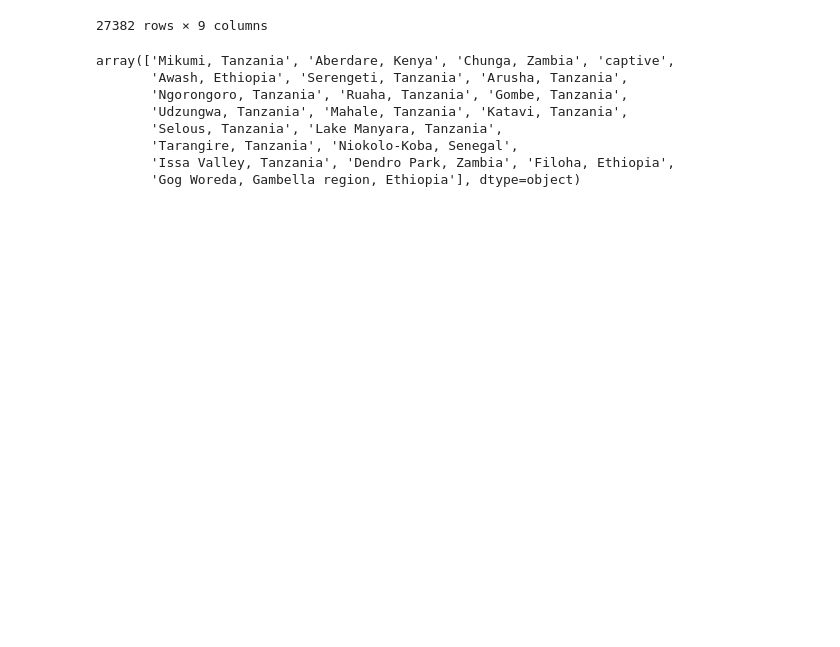
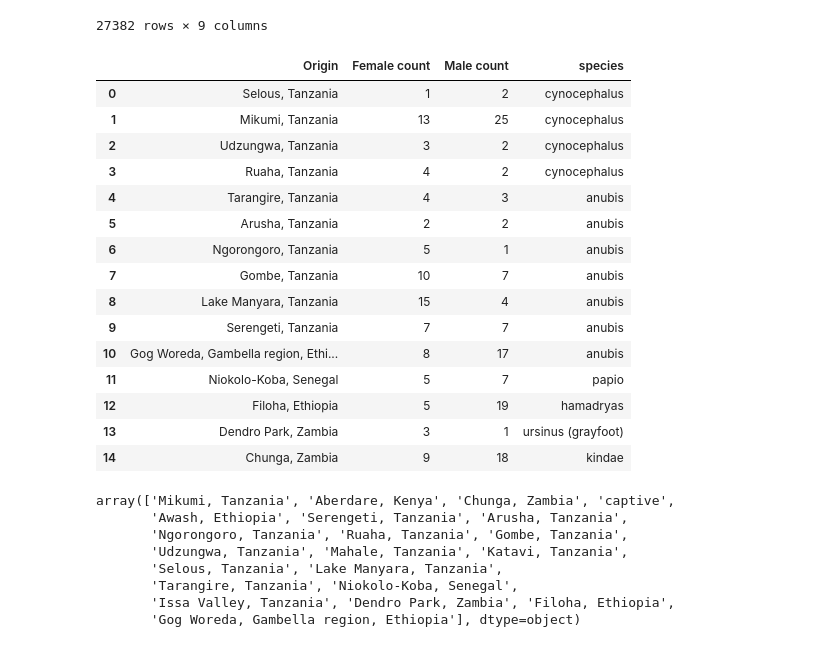
Before and after one commit to erikfogh/admixture_baboons, a Jupyter notebook: review_notebooks/rfmix03_admixture_comparison.ipynb, the cells around one changed output. Drawn from its saved outputs; the diff is of its cells as text; code cells hidden in the pictures; blank space fills up the shorter version.

```diff
--- a/review_notebooks/rfmix03_admixture_comparison.ipynb
+++ b/review_notebooks/rfmix03_admixture_comparison.ipynb
@@ -27,6 +27,37 @@ c_r_g_df
 | 27380 | chrX | 143500000 | 0.836 | 143600000 | 127 | 127 | 7.53e-07 | ['VAMP7'] | True |
 | 27381 | chrX | 143600000 | 0.604 | 143691566 | 127 | 127 | 3.69e-06 | ['VAMP7'] | True |
 27382 rows × 9 columns
+# %%
+result_order = ['Selous, Tanzania', 'Mikumi, Tanzania', 'Udzungwa, Tanzania', 'Ruaha, Tanzania',
+       'Tarangire, Tanzania', 'Arusha, Tanzania', 'Ngorongoro, Tanzania', 'Gombe, Tanzania',
+             'Lake Manyara, Tanzania', 'Serengeti, Tanzania', 'Gog Woreda, Gambella region, Ethiopia',
+               'Niokolo-Koba, Senegal', 'Filoha, Ethiopia', 'Dendro Park, Zambia', 'Chunga, Zambia']
+# %%
+o_l, f_c, m_c, species_l = [], [], [], []
+for o in result_order:
+    o_l.append(o)
+    f_c.append(len(meta_data_samples_sci.loc[(meta_data_samples_sci.Origin == o) & (meta_data_samples_sci.Sex == "F")]))
+    m_c.append(len(meta_data_samples_sci.loc[(meta_data_samples_sci.Origin == o) & (meta_data_samples_sci.Sex == "M")]))
+    species_l.append(meta_data_samples_sci.loc[(meta_data_samples_sci.Origin == o)].Species.iloc[0])
+# %%
+pd.DataFrame({"Origin": o_l, "Female count": f_c, "Male count": m_c, "species": species_l})
+# %% [output]
+|  | Origin | Female count | Male count | species |
+| 0 | Selous, Tanzania | 1 | 2 | cynocephalus |
+| 1 | Mikumi, Tanzania | 13 | 25 | cynocephalus |
+| 2 | Udzungwa, Tanzania | 3 | 2 | cynocephalus |
+| 3 | Ruaha, Tanzania | 4 | 2 | cynocephalus |
+| 4 | Tarangire, Tanzania | 4 | 3 | anubis |
+| 5 | Arusha, Tanzania | 2 | 2 | anubis |
+| 6 | Ngorongoro, Tanzania | 5 | 1 | anubis |
+| 7 | Gombe, Tanzania | 10 | 7 | anubis |
+| 8 | Lake Manyara, Tanzania | 15 | 4 | anubis |
+| 9 | Serengeti, Tanzania | 7 | 7 | anubis |
+| 10 | Gog Woreda, Gambella region, Ethi... | 8 | 17 | anubis |
+| 11 | Niokolo-Koba, Senegal | 5 | 7 | papio |
+| 12 | Filoha, Ethiopia | 5 | 19 | hamadryas |
+| 13 | Dendro Park, Zambia | 3 | 1 | ursinus (grayfoot) |
+| 14 | Chunga, Zambia | 9 | 18 | kindae |
 # %%
 rfmix_path = "../steps/rfmix_gen100/tanzania_focus/"
 
```
Also changed, not shown: parts of 20 cells of this notebook, 6 other files.
